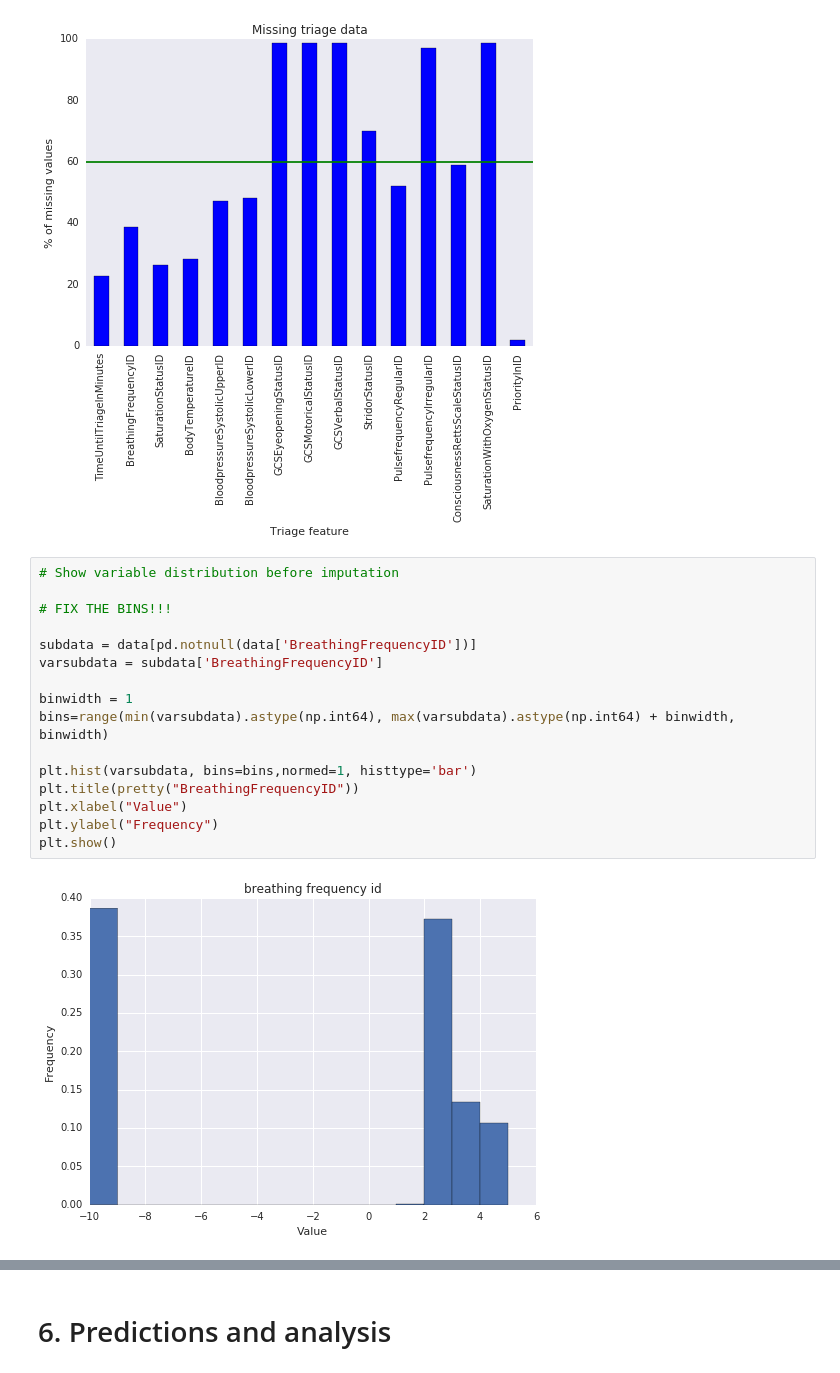
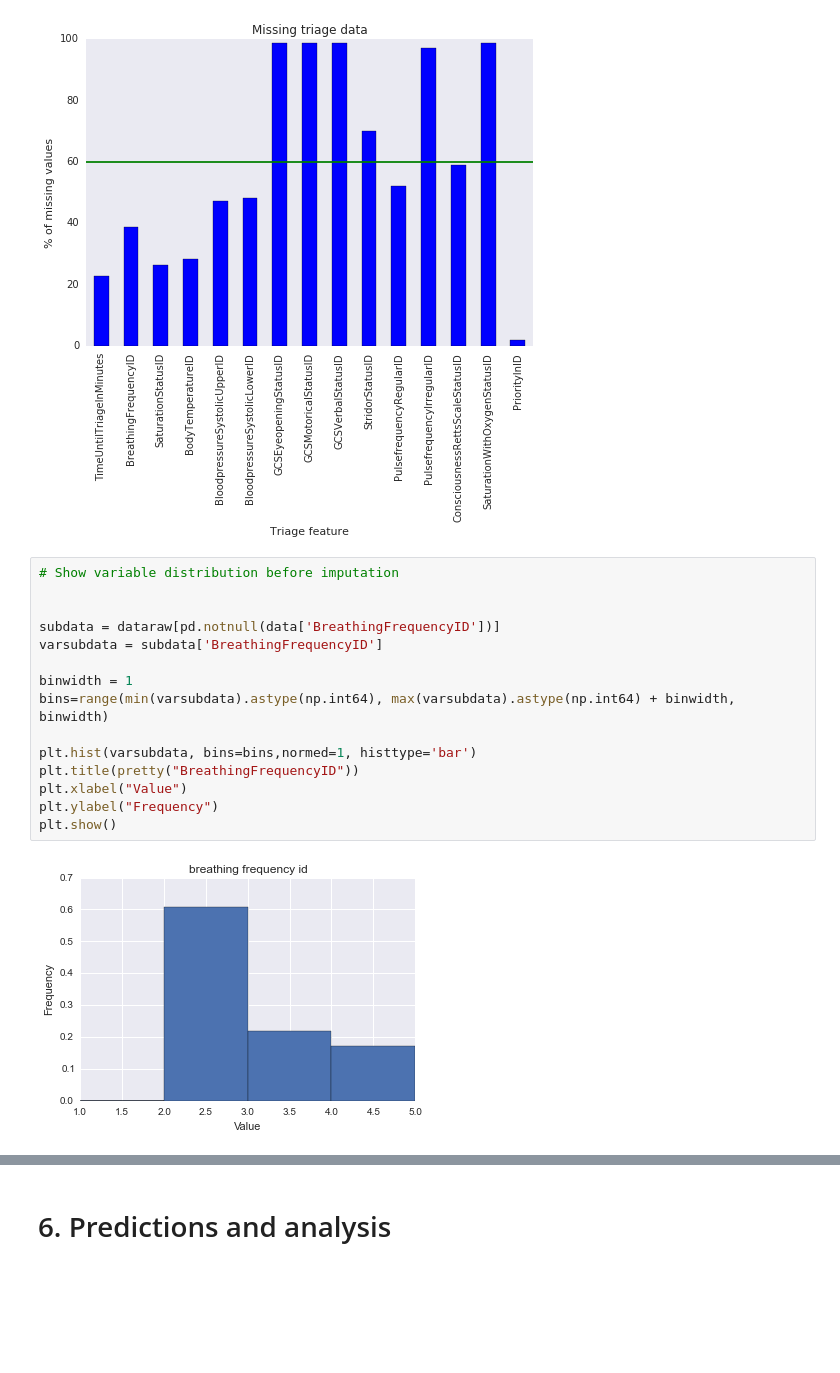
Before and after one commit to solomatov/cs109-project, a Jupyter notebook: ER.ipynb, the cells around one changed output, grey strips where cells are left out. Drawn from its saved outputs; the diff is of its cells as text; blank space fills up the shorter version.

```diff
--- a/ER.ipynb
+++ b/ER.ipynb
@@ -671,18 +671,17 @@ plt.show()
 # %%
 # Show variable distribution before imputation
 
-# FIX THE BINS!!!
 
-subdata = data[pd.notnull(data['BreathingFrequencyID'])]
+subdata = dataraw[pd.notnull(data['BreathingFrequencyID'])]
 varsubdata = subdata['BreathingFrequencyID']
 
 binwidth = 1
 bins=range(min(varsubdata).astype(np.int64), max(varsubdata).astype(np.int64) + binwidth, binwidth)
 
 plt.hist(varsubdata, bins=bins,normed=1, histtype='bar')
 plt.title(pretty("BreathingFrequencyID"))
 plt.xlabel("Value")
 plt.ylabel("Frequency")
 plt.show()
 # %% [output]
-[figure, old version]
+[figure, new version]
```
Also changed, not shown: parts of 6 cells of this notebook.
